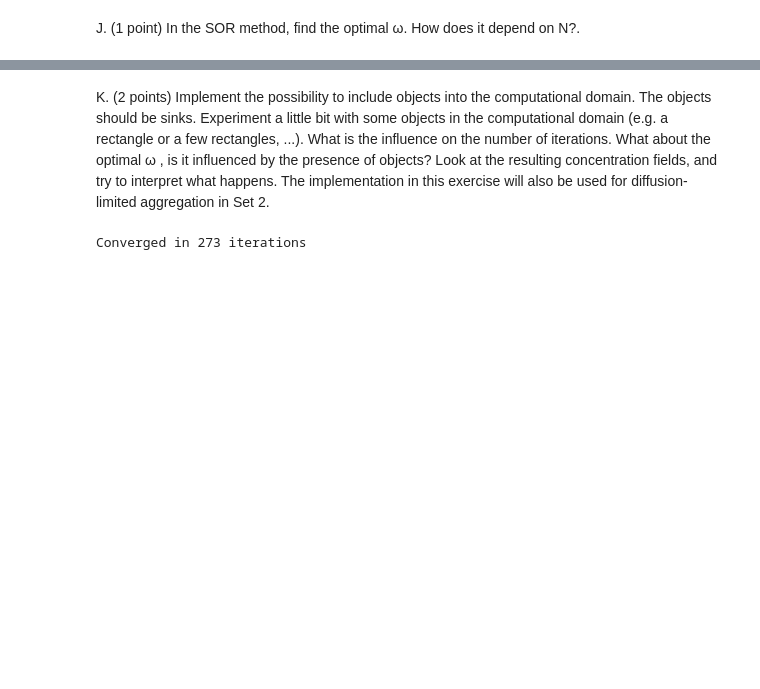
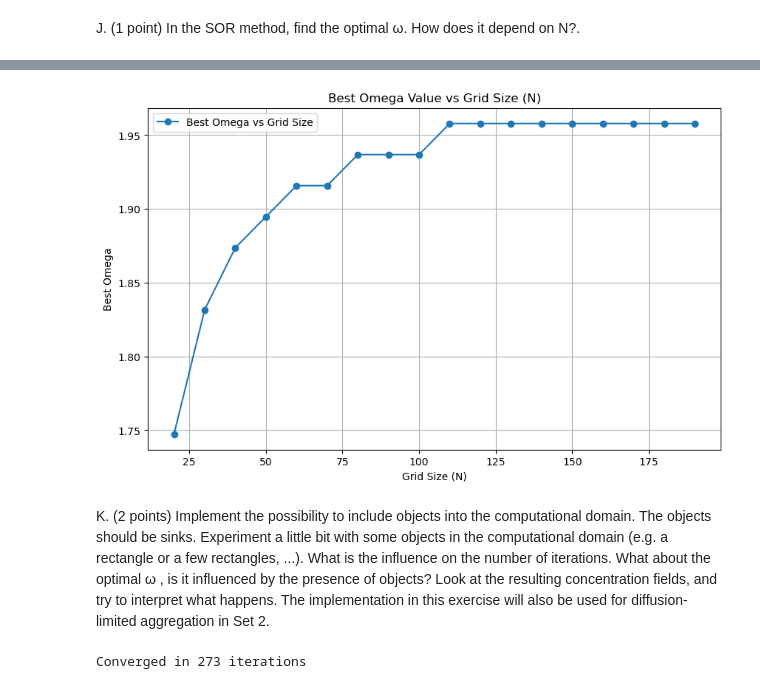
Before and after one commit to jonas4climate/modelling-natural-processes, a Jupyter notebook: Set1_incomplete.ipynb, the cells around one changed output, grey strips where cells are left out. Drawn from its saved outputs; the diff is of its cells as text; code cells hidden in the pictures; blank space fills up the shorter version.

```diff
--- a/Set1_incomplete.ipynb
+++ b/Set1_incomplete.ipynb
@@ -471 +555,34 @@ J. (1 point) In the SOR method, find the optimal ω. How does it depend on N?.
+# %%
+grid_sizes = np.arange(20, 200, 10)
+omega_range = np.linspace(1.6, 2, 20)  # Adjust as needed
+
+best_omegas = []
+min_iterations_list = []
+
+for N in tqdm(grid_sizes, desc='Finding best omega across grid sizes', unit='grid size'):
+    best_omega, min_iterations = find_best_omega(N, omega_range)
+    best_omegas.append(best_omega)
+    min_iterations_list.append(min_iterations)
+    # print(f"Grid Size: {N}, Best Omega: {best_omega:.4f}, Min Iterations: {min_iterations}")
+
+plt.figure(figsize=(10, 6))
+plt.plot(grid_sizes, best_omegas, '-o', label='Best Omega vs Grid Size')
+plt.xlabel('Grid Size (N)')
+plt.ylabel('Best Omega')
+plt.title('Best Omega Value vs Grid Size (N)')
+plt.grid(True)
+plt.legend()
+plt.show()
+
+
+# plt.figure(figsize=(10, 6))
+# plt.plot(grid_sizes, min_iterations_list, '-o', label='Min Iterations vs Grid Size')
+# plt.xlabel('Grid Size (N)')
+# plt.ylabel('Min Iterations')
+# plt.title('Minimum Iterations Required vs Grid Size (N)')
+# plt.grid(True)
+# plt.legend()
+# plt.show()
+# %% [output]
+[figure, added]
 # %%
```
Also changed, not shown: parts of 17 cells of this notebook, 2 other files.
